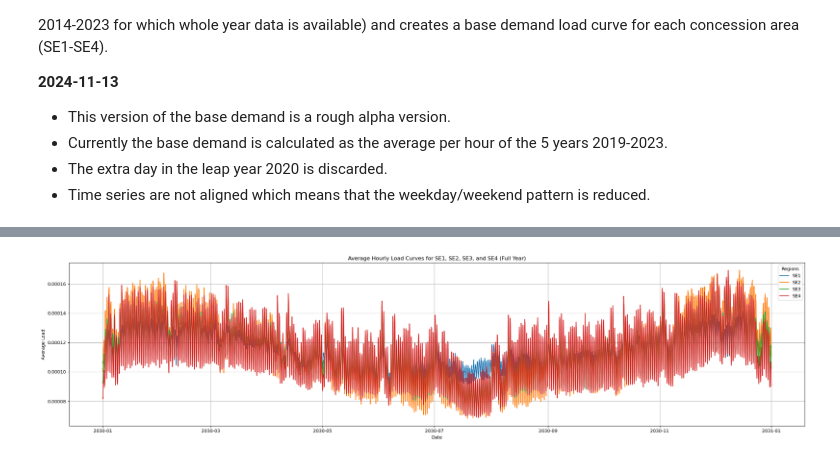
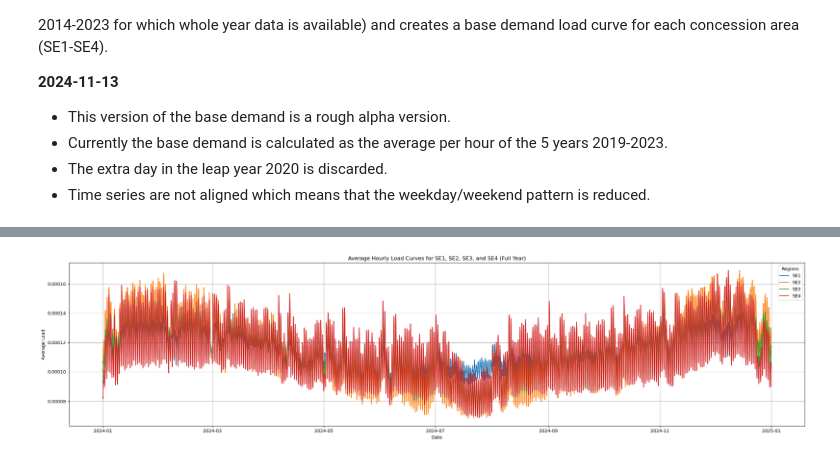
Before and after one commit to aidotse/energy-toolkit-demand, a Jupyter notebook: demand/input/public/historical_demand/create_base_demand.ipynb, the cells around one changed output, grey strips where cells are left out. Saved outputs shown, nothing was run; the diff lists cells and outputs as text; code cells hidden in the pictures.

```diff
--- a/demand/input/public/historical_demand/create_base_demand.ipynb
+++ b/demand/input/public/historical_demand/create_base_demand.ipynb
@@ -67,36 +103,36 @@ norm_load_curves = load_curves.copy()
 for col in norm_load_curves.columns:
     norm_load_curves[col] = load_curves[col].div(load_curves.groupby(load_curves.index.year)[col].transform('sum'))
 # %%
-# Calculate base demand load curve as the average of the last 5 years
+# Calculate normalized base demand load curve as the average of the last 5 years
 
-second_half_norm_load_curves = norm_load_curves[(norm_load_curves.index >= '2019-01-01') & ~(norm_load_curves.index.strftime('%m-%d') == '02-29')]
+five_year_norm_load_curves = norm_load_curves[(norm_load_curves.index >= '2019-01-01') & ~(norm_load_curves.index.strftime('%m-%d') == '02-29')]
 
-base_load_curve = second_half_norm_load_curves.groupby([second_half_norm_load_curves.index.month, second_half_norm_load_curves.index.day, second_half_norm_load_curves.index.hour]).mean()
+normalized_base_load_curve = five_year_norm_load_curves.groupby([five_year_norm_load_curves.index.month, five_year_norm_load_curves.index.day, five_year_norm_load_curves.index.hour]).mean()
 
-base_load_curve.index.names = ['month', 'day', 'hour']
-base_load_curve = base_load_curve.reset_index()
+normalized_base_load_curve.index.names = ['month', 'day', 'hour']
+normalized_base_load_curve = normalized_base_load_curve.reset_index()
 
-base_load_curve['timestamp'] = pd.to_datetime(
-    '2030-' + base_load_curve['month'].astype(str) + '-' + base_load_curve['day'].astype(str) + ' ' + base_load_curve['hour'].astype(str) + ':00:00'
+normalized_base_load_curve['timestamp'] = pd.to_datetime(
+    f"{biddingzone_config['base-year']}-" + normalized_base_load_curve['month'].astype(str) + '-' + normalized_base_load_curve['day'].astype(str) + ' ' + normalized_base_load_curve['hour'].astype(str) + ':00:00'
 )
 
-base_load_curve.set_index('timestamp', inplace=True)
-base_load_curve = base_load_curve.drop(columns=['month', 'day', 'hour'])
+normalized_base_load_curve.set_index('timestamp', inplace=True)
+normalized_base_load_curve = normalized_base_load_curve.drop(columns=['month', 'day', 'hour'])
 # %%
 # Plotting the average_yearly DataFrame
 plt.figure(figsize=(24, 6))
 
-for column in base_load_curve.columns:
-    plt.plot(base_load_curve.index, base_load_curve[column], label=column)
+for column in normalized_base_load_curve.columns:
+    plt.plot(normalized_base_load_curve.index, normalized_base_load_curve[column], label=column)
 
 # Adding labels, title, and legend
 plt.title("Average Hourly Load Curves for SE1, SE2, SE3, and SE4 (Full Year)")
 plt.xlabel("Date")
 plt.ylabel("Average Load")
 plt.legend(title="Regions")
 plt.grid(visible=True)
 plt.tight_layout()
 
 plt.show()
 # %% [output]
-[figure, old version]
+[figure, new version]
```
Also changed, not shown: parts of 8 cells of this notebook, 14 other files.
